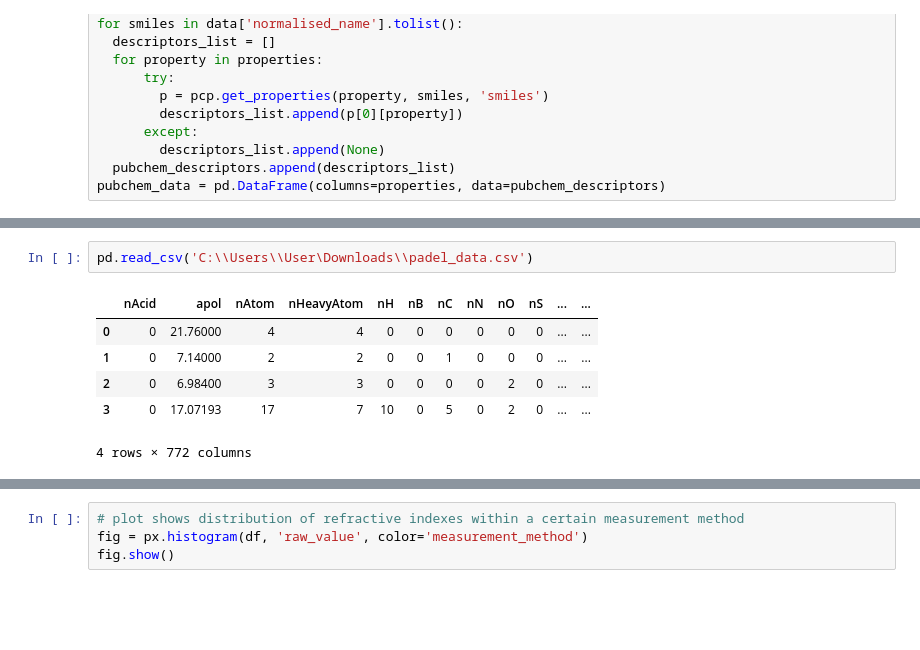
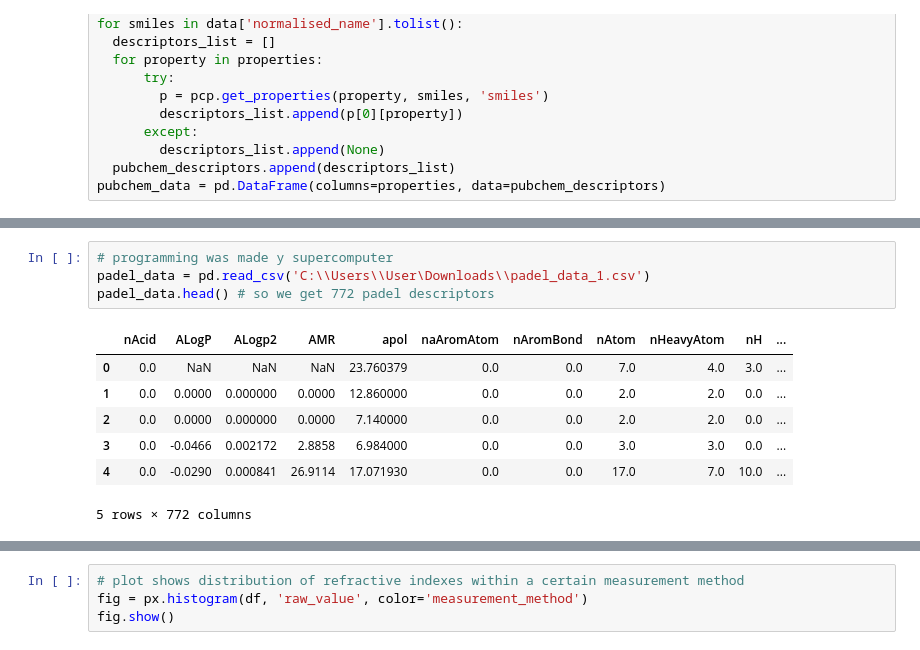
Before and after one commit to AsyaOrlova/ChemAlgorithmsCourse, a Jupyter notebook: hw_1.ipynb, the cells around one changed output, grey strips where cells are left out. Cells and saved outputs as stored; diff of their text form; blank space fills up the shorter version.

```diff
--- a/hw_1.ipynb
+++ b/hw_1.ipynb
@@ -607,11 +490,14 @@ padel_data.to_csv('C:\\Users\\User\Downloads\\padel_data.csv', index=False)
 # %%
-pd.read_csv('C:\\Users\\User\Downloads\\padel_data.csv')
+# programming was made y supercomputer
+padel_data = pd.read_csv('C:\\Users\\User\Downloads\\padel_data_1.csv')
+padel_data.head() # so we get 772 padel descriptors
 # %% [output]
-|  | nAcid | apol | nAtom | nHeavyAtom | nH | nB | nC | nN | nO | nS | ... | ... |
-| 0 | 0 | 21.76000 | 4 | 4 | 0 | 0 | 0 | 0 | 0 | 0 | ... | ... |
-| 1 | 0 | 7.14000 | 2 | 2 | 0 | 0 | 1 | 0 | 0 | 0 | ... | ... |
-| 2 | 0 | 6.98400 | 3 | 3 | 0 | 0 | 0 | 0 | 2 | 0 | ... | ... |
-| 3 | 0 | 17.07193 | 17 | 7 | 10 | 0 | 5 | 0 | 2 | 0 | ... | ... |
+|  | nAcid | ALogP | ALogp2 | AMR | apol | naAromAtom | nAromBond | nAtom | nHeavyAtom | nH | ... |
+| 0 | 0.0 | NaN | NaN | NaN | 23.760379 | 0.0 | 0.0 | 7.0 | 4.0 | 3.0 | ... |
+| 1 | 0.0 | 0.0000 | 0.000000 | 0.0000 | 12.860000 | 0.0 | 0.0 | 2.0 | 2.0 | 0.0 | ... |
+| 2 | 0.0 | 0.0000 | 0.000000 | 0.0000 | 7.140000 | 0.0 | 0.0 | 2.0 | 2.0 | 0.0 | ... |
+| 3 | 0.0 | -0.0466 | 0.002172 | 2.8858 | 6.984000 | 0.0 | 0.0 | 3.0 | 3.0 | 0.0 | ... |
+| 4 | 0.0 | -0.0290 | 0.000841 | 26.9114 | 17.071930 | 0.0 | 0.0 | 17.0 | 7.0 | 10.0 | ... |
-4 rows × 772 columns
+5 rows × 772 columns
 # %%
 # join initial dataset with descriptors datasets
```
Also changed, not shown: parts of 44 cells of this notebook.
